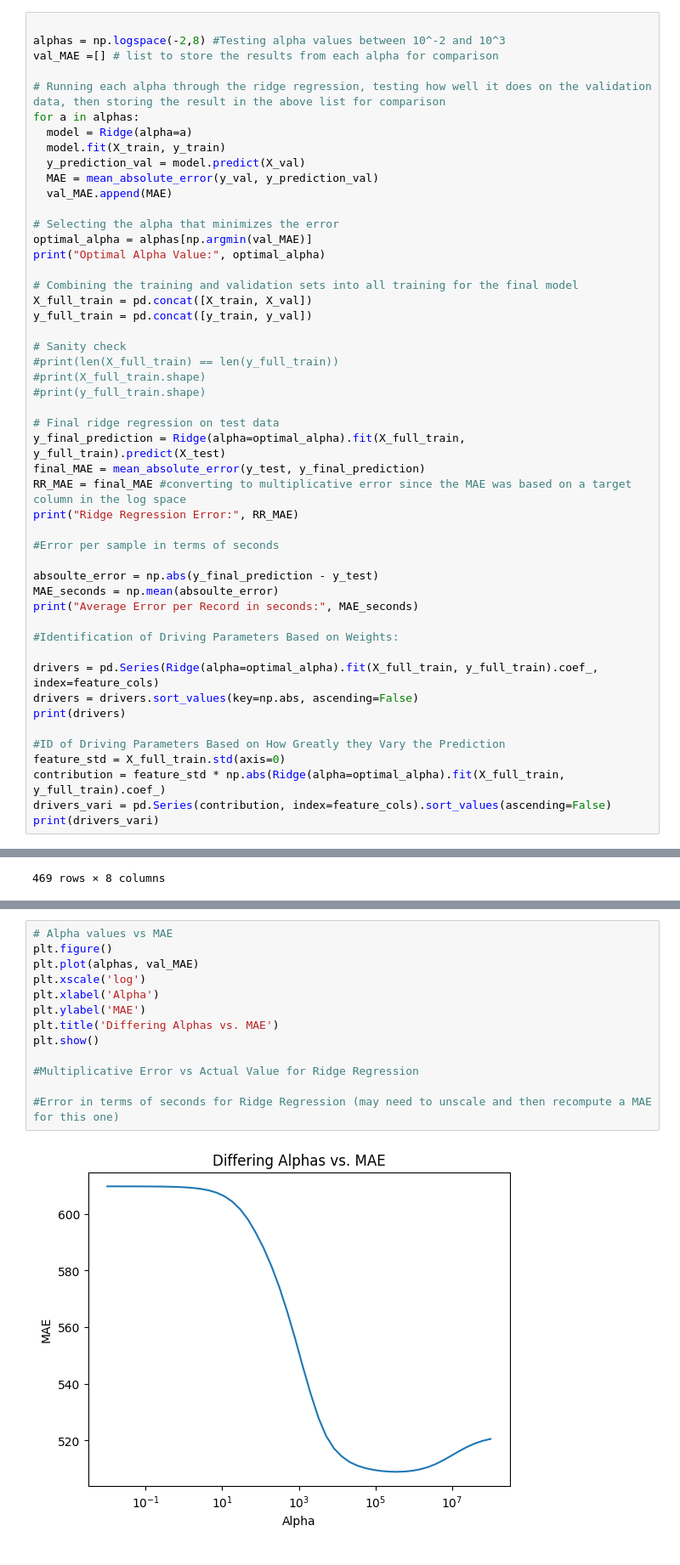
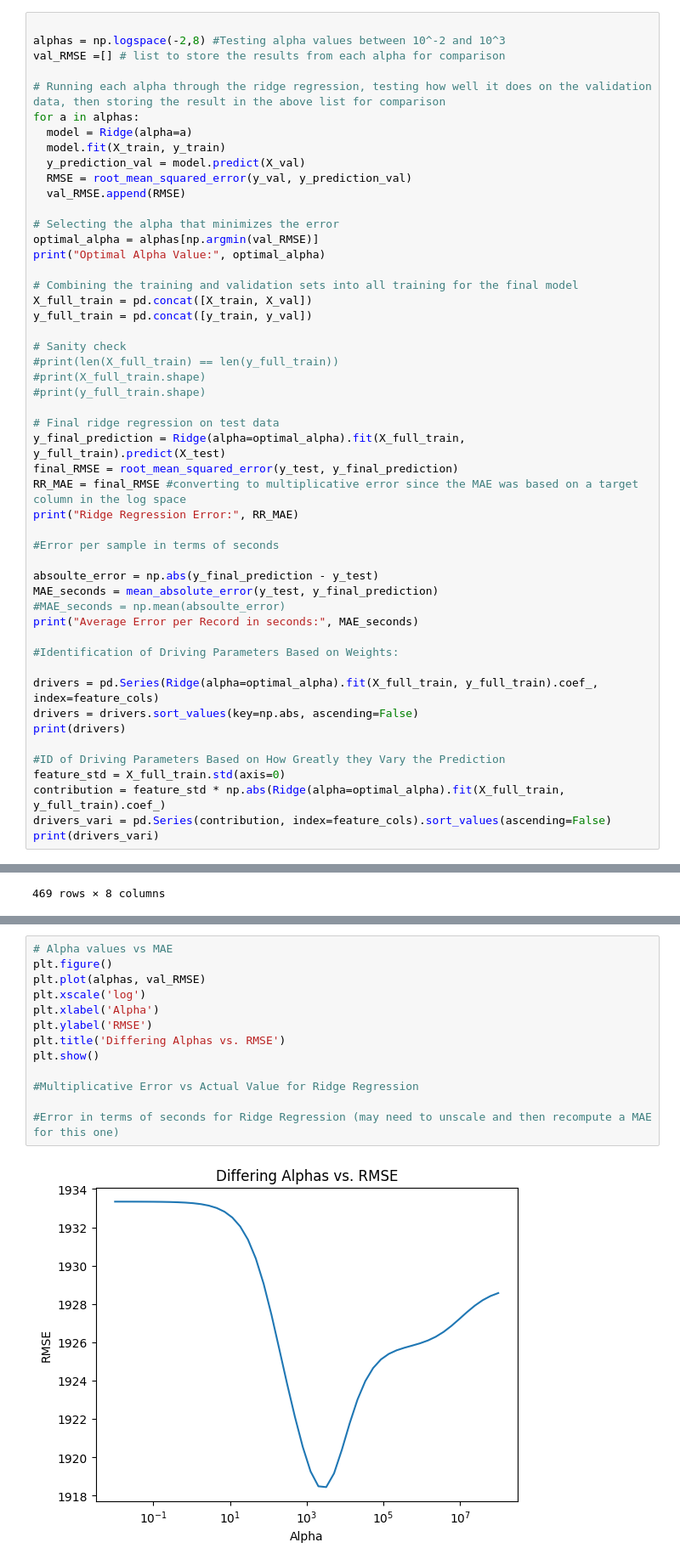
Before and after one commit to Icequake-QRC-Mines/Icequake-QRC-, a Jupyter notebook: Classical/Ridge-Regression.ipynb, the cells around one changed output, grey strips where cells are left out. Shown at 85% size. Drawn from its saved outputs; the diff is of its cells as text.

Commit message:
Changed to RMSE

```diff
--- a/Classical/Ridge-Regression.ipynb
+++ b/Classical/Ridge-Regression.ipynb
@@ -12,18 +18,18 @@ X_train, X_val, X_test, y_train, y_val, y_test, feature_cols = preprocess_data(d
 # %%
 
 alphas = np.logspace(-2,8) #Testing alpha values between 10^-2 and 10^3
-val_MAE =[] # list to store the results from each alpha for comparison
+val_RMSE =[] # list to store the results from each alpha for comparison
 
 # Running each alpha through the ridge regression, testing how well it does on the validation data, then storing the result in the above list for comparison
 for a in alphas:
   model = Ridge(alpha=a)
   model.fit(X_train, y_train)
   y_prediction_val = model.predict(X_val)
-  MAE = mean_absolute_error(y_val, y_prediction_val)
-  val_MAE.append(MAE)
+  RMSE = root_mean_squared_error(y_val, y_prediction_val)
+  val_RMSE.append(RMSE)
 
 # Selecting the alpha that minimizes the error
-optimal_alpha = alphas[np.argmin(val_MAE)]
+optimal_alpha = alphas[np.argmin(val_RMSE)]
 print("Optimal Alpha Value:", optimal_alpha)
 
 # Combining the training and validation sets into all training for the final model
@@ -37,14 +43,15 @@ y_full_train = pd.concat([y_train, y_val])
 
 # Final ridge regression on test data
 y_final_prediction = Ridge(alpha=optimal_alpha).fit(X_full_train, y_full_train).predict(X_test)
-final_MAE = mean_absolute_error(y_test, y_final_prediction)
-RR_MAE = final_MAE #converting to multiplicative error since the MAE was based on a target column in the log space
+final_RMSE = root_mean_squared_error(y_test, y_final_prediction)
+RR_MAE = final_RMSE #converting to multiplicative error since the MAE was based on a target column in the log space
 print("Ridge Regression Error:", RR_MAE)
 
 #Error per sample in terms of seconds
 
 absoulte_error = np.abs(y_final_prediction - y_test)
-MAE_seconds = np.mean(absoulte_error)
+MAE_seconds = mean_absolute_error(y_test, y_final_prediction)
+#MAE_seconds = np.mean(absoulte_error)
 print("Average Error per Record in seconds:", MAE_seconds)
 
 #Identification of Driving Parameters Based on Weights:
@@ -111,18 +120,18 @@ plt.show()
 # %%
 # Alpha values vs MAE
 plt.figure()
-plt.plot(alphas, val_MAE)
+plt.plot(alphas, val_RMSE)
 plt.xscale('log')
 plt.xlabel('Alpha')
-plt.ylabel('MAE')
-plt.title('Differing Alphas vs. MAE')
+plt.ylabel('RMSE')
+plt.title('Differing Alphas vs. RMSE')
 plt.show()
 
 #Multiplicative Error vs Actual Value for Ridge Regression
 
 #Error in terms of seconds for Ridge Regression (may need to unscale and then recompute a MAE for this one)
 # %% [output]
-[figure, old version]
+[figure, new version]
 # %%
 # What about the data set drove getting that optimal alpha value:
 correlation = X_train.corr().abs() #Seeing correlation of the features
```
Also changed, not shown: parts of 6 cells of this notebook, 1 other file.
